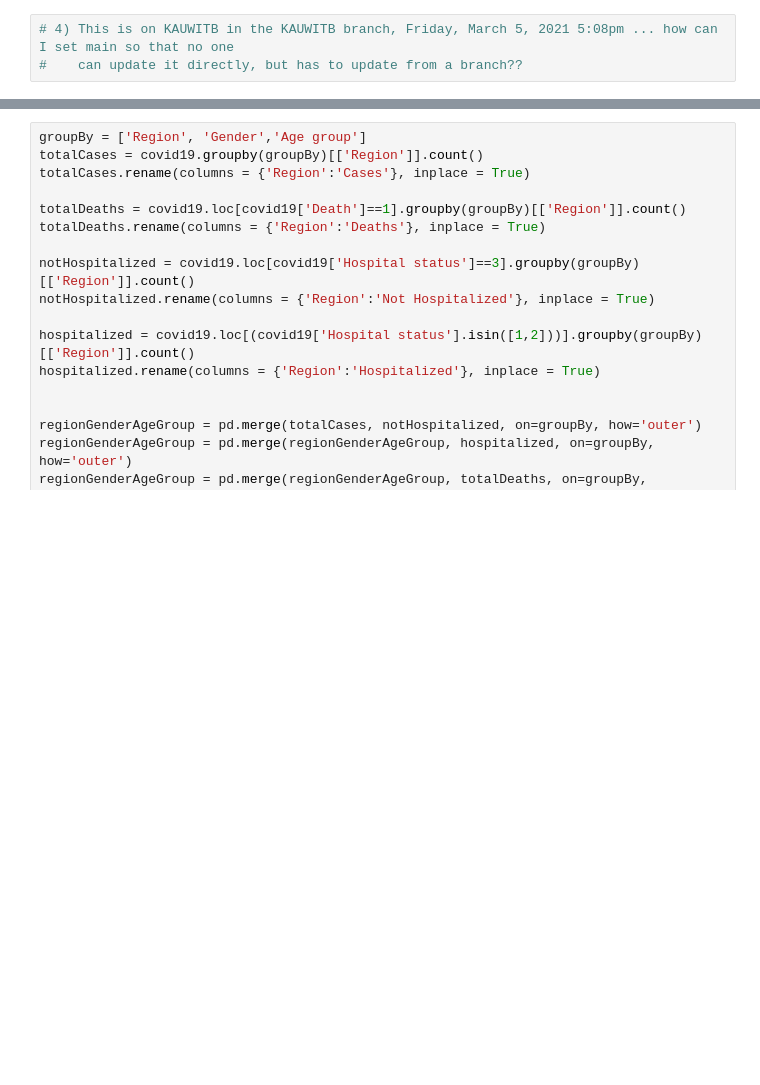
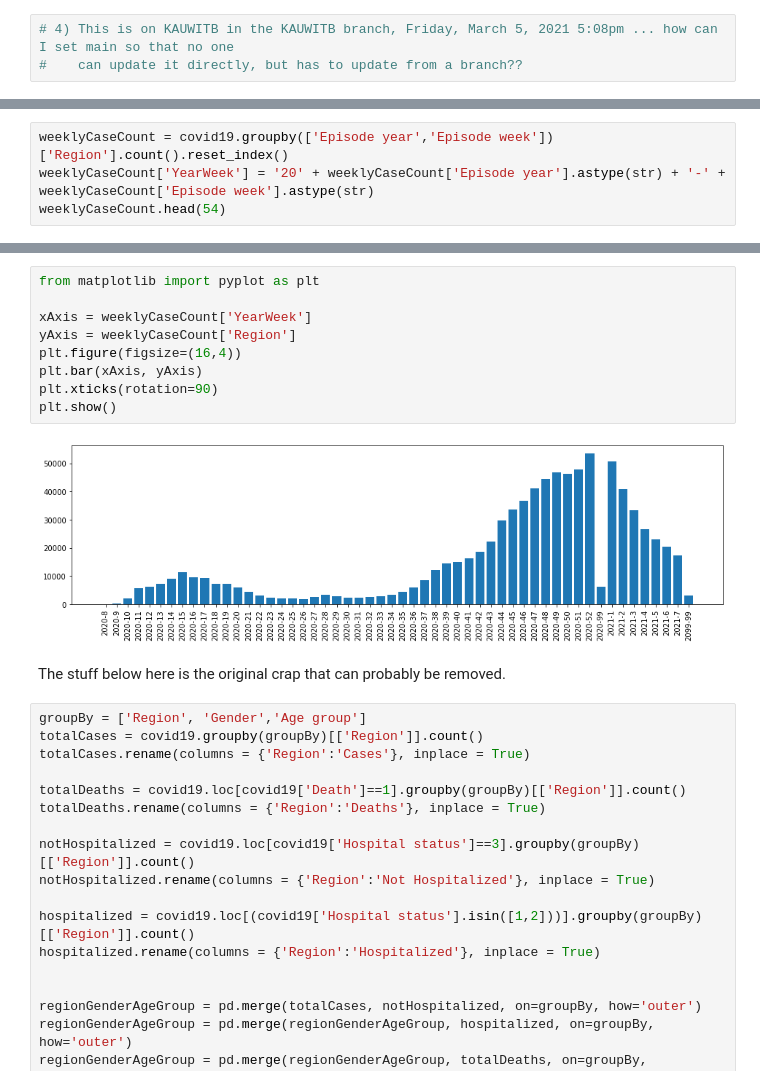
Before and after one commit to rkaunismaa/Covid19, a Jupyter notebook: COVID19-eng.ipynb, the cells around one changed output, grey strips where cells are left out. Cells and saved outputs as stored; diff of their text form; blank space fills up the shorter version.

Commit message:
Created a cases by year-week bar chard

```diff
--- a/COVID19-eng.ipynb
+++ b/COVID19-eng.ipynb
@@ -120,0 +133,4 @@ if createDb:
+# %%
+weeklyCaseCount = covid19.groupby(['Episode year','Episode week'])['Region'].count().reset_index()
+weeklyCaseCount['YearWeek'] = '20' + weeklyCaseCount['Episode year'].astype(str) + '-' + weeklyCaseCount['Episode week'].astype(str)
+weeklyCaseCount.head(54)
@@ -121,3 +155,16 @@ if createDb:
+# %%
+from matplotlib import pyplot as plt
+
+xAxis = weeklyCaseCount['YearWeek']
+yAxis = weeklyCaseCount['Region']
+plt.figure(figsize=(16,4))
+plt.bar(xAxis, yAxis)
+plt.xticks(rotation=90)
+plt.show()
+# %% [output]
+[figure, added]
+# %% [markdown]
+The stuff below here is the original crap that can probably be removed.
 # %%
 groupBy = ['Region', 'Gender','Age group']
 totalCases = covid19.groupby(groupBy)[['Region']].count()
```
Also changed, not shown: parts of 3 cells of this notebook.
